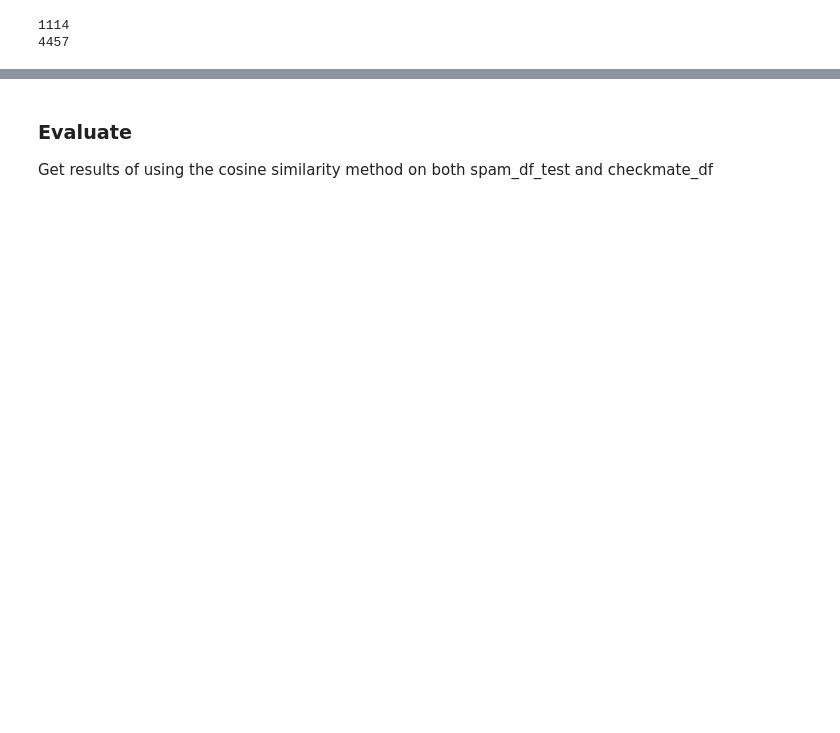
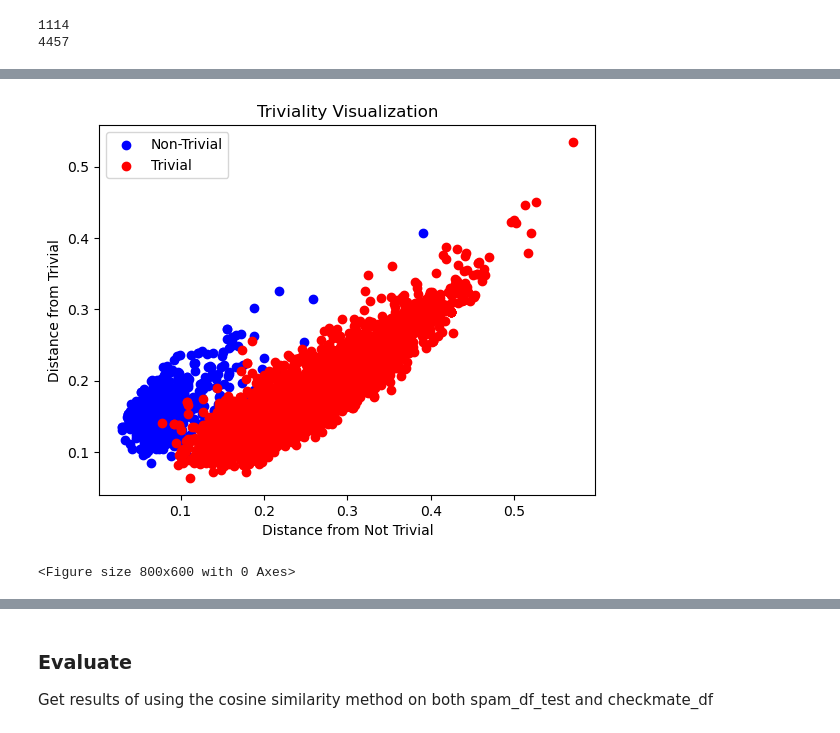
Before and after one commit to waishun78/checkmate-ml, a Jupyter notebook: notebooks/exploratory/BERT_cosine_similarity.ipynb, the cells around one changed output, grey strips where cells are left out. Saved outputs shown, nothing was run; the diff lists cells and outputs as text; code cells hidden in the pictures; blank space fills up the shorter version.

Commit message:
Added threshold exploration for BERT and Multi_qa_MiniLM_L6_cosine_similarity notebooks + Consolidated classification

```diff
--- a/notebooks/exploratory/BERT_cosine_similarity.ipynb
+++ b/notebooks/exploratory/BERT_cosine_similarity.ipynb
@@ -179,3 +194,36 @@ def classify_trivial(v):
         return False
     else:
         return True
+# %%
+# Calculating the distance the datasets are from the representative vectors
+spam_df_test['distance_from_not_trivial'] = spam_df_test['sentence_embedding'].apply(lambda x: cosine(rep_not_trivial, x))
+spam_df_test['distance_from_trivial'] = spam_df_test['sentence_embedding'].apply(lambda x: cosine(rep_trivial, x))
+# %%
+# Visualise the distances in a graph
+
+# Scatter plot
+trivial_points = spam_df_test[spam_df_test['is_trivial'] == 1]
+non_trivial_points = spam_df_test[spam_df_test['is_trivial'] == 0]
+
+# Scatter plot for non-trivial points (on top)
+plt.scatter(non_trivial_points['distance_from_not_trivial'], non_trivial_points['distance_from_trivial'], c='blue', label='Non-Trivial')
+
+# Scatter plot for trivial points (below non-trivial points)
+plt.scatter(trivial_points['distance_from_not_trivial'], trivial_points['distance_from_trivial'], c='red', label='Trivial')
+
+# Add labels and title
+plt.xlabel('Distance from Not Trivial')
+plt.ylabel('Distance from Trivial')
+plt.title('Triviality Visualization')
+
+# Set legend
+plt.legend()
+
+# Increase the figure size
+plt.figure(figsize=(8, 6))
+
+# Display the plot
+plt.show()
+# %% [output]
+[figure, added]
+<Figure size 800x600 with 0 Axes>
```
Also changed, not shown: parts of 23 cells of this notebook, 6 other files.
